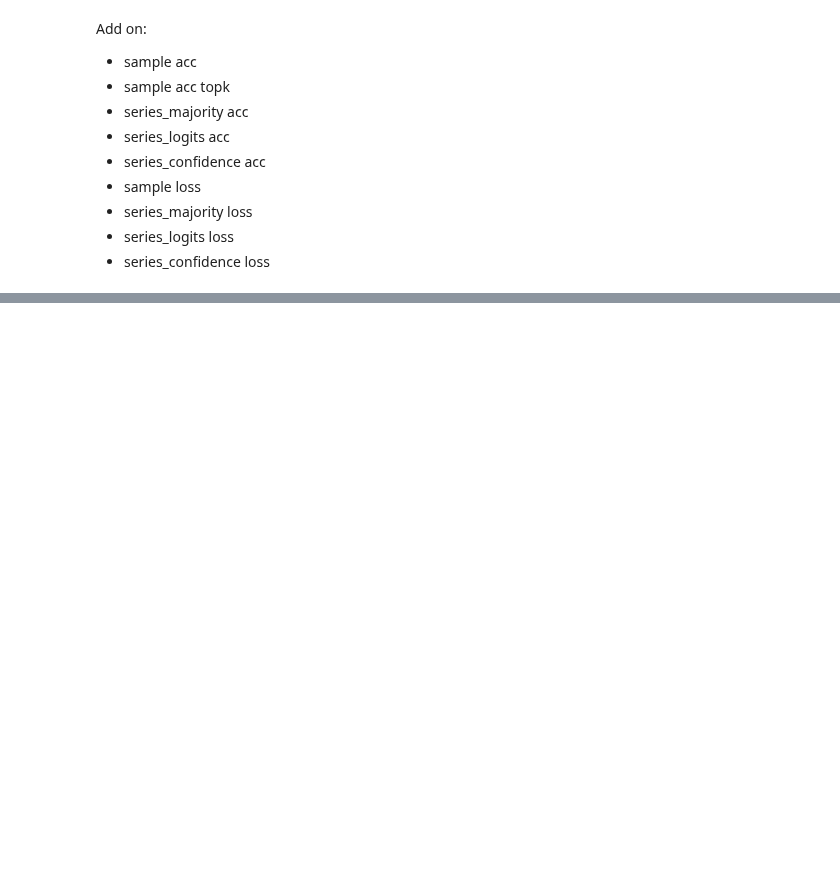
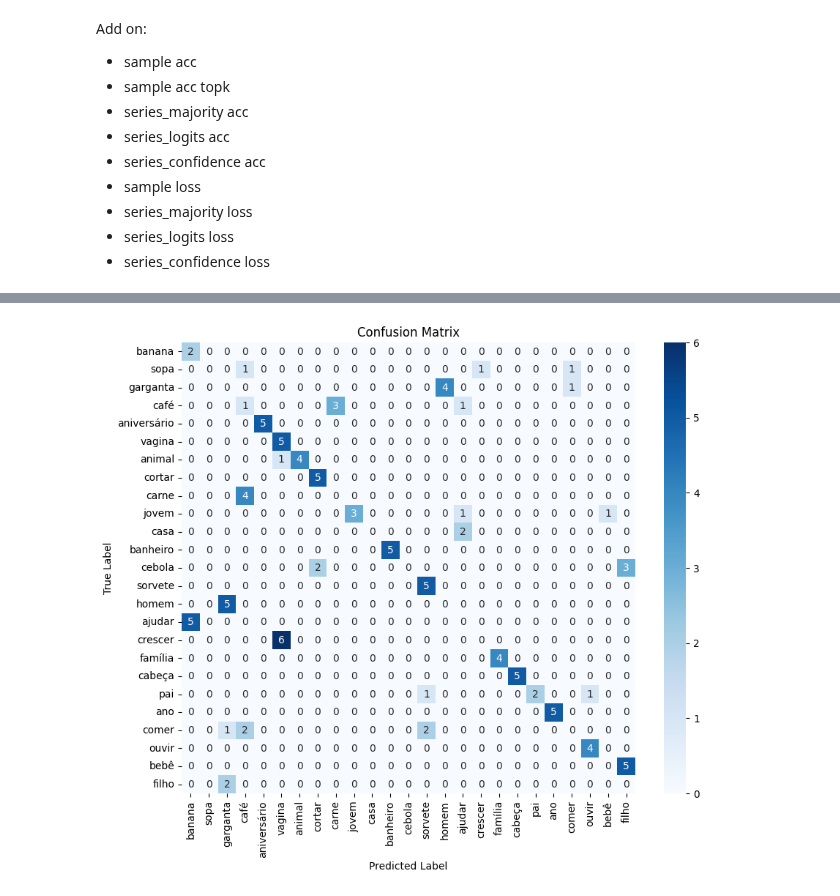
Before and after one commit to patrickf949/SaoPauloBrazilChapter_BrazilianSignLanguage, a Jupyter notebook: code/model/visualization/AnalyzeRuns.ipynb, the cells around one changed output, grey strips where cells are left out. Drawn from its saved outputs; the diff is of its cells as text; code cells hidden in the pictures; blank space fills up the shorter version.

```diff
--- a/code/model/visualization/AnalyzeRuns.ipynb
+++ b/code/model/visualization/AnalyzeRuns.ipynb
@@ -91,0 +312,4 @@ run_name = 'CPU_RNN'
+# %%
+sample_test_eval.plot_confusion_matrix()
+# %% [output]
+[figure, added]
```
Also changed, not shown: parts of 35 cells of this notebook, 1 other file.
